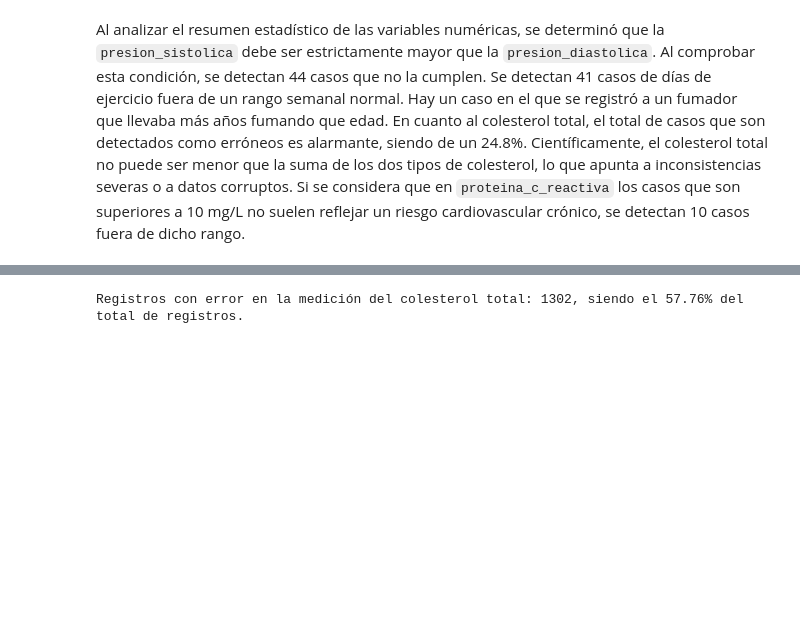
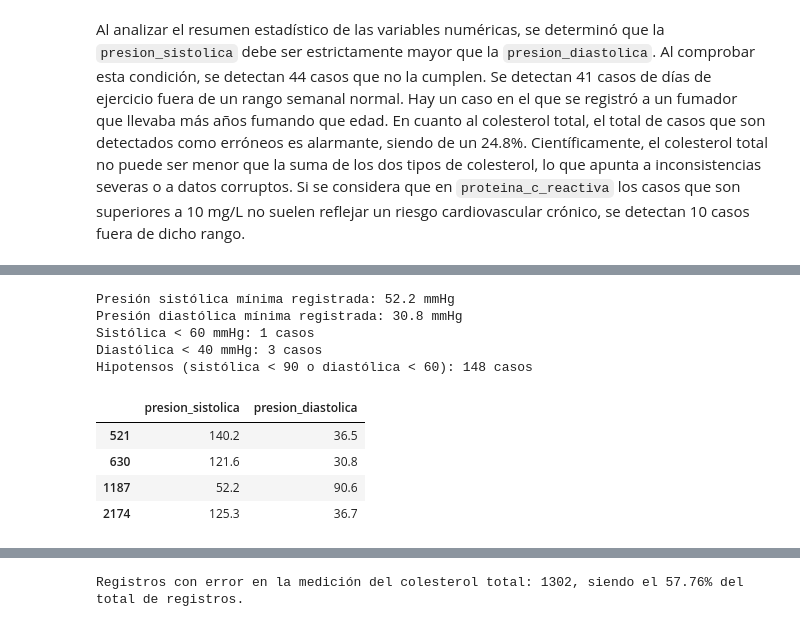
Before and after one commit to madalenointhemorning/MachineLearningUMU, a Jupyter notebook: notebooks/01_eda.ipynb, the cells around one changed output, grey strips where cells are left out. Saved outputs shown, nothing was run; the diff lists cells and outputs as text; code cells hidden in the pictures; blank space fills up the shorter version.

```diff
--- a/notebooks/01_eda.ipynb
+++ b/notebooks/01_eda.ipynb
@@ -590,0 +619,26 @@ Al analizar el resumen estadístico de las variables numéricas, se determinó q
+# %%
+SISTOLICA_MINIMA = 60   # mmHg
+DIASTOLICA_MINIMA = 40  # mmHg
+
+print(f"Presión sistólica mínima registrada: {df['presion_sistolica'].min()} mmHg")
+print(f"Presión diastólica mínima registrada: {df['presion_diastolica'].min()} mmHg")
+print(f"Sistólica < {SISTOLICA_MINIMA} mmHg: {(df['presion_sistolica'] < SISTOLICA_MINIMA).sum()} casos")
+print(f"Diastólica < {DIASTOLICA_MINIMA} mmHg: {(df['presion_diastolica'] < DIASTOLICA_MINIMA).sum()} casos")
+print(f"Hipotensos (sistólica < 90 o diastólica < 60): "
+      f"{((df['presion_sistolica'] < 90) | (df['presion_diastolica'] < 60)).sum()} casos")
+
+df.loc[
+    (df["presion_sistolica"] < SISTOLICA_MINIMA) | (df["presion_diastolica"] < DIASTOLICA_MINIMA),
+    ["presion_sistolica", "presion_diastolica"],
+]
+# %% [output]
+Presión sistólica mínima registrada: 52.2 mmHg
+Presión diastólica mínima registrada: 30.8 mmHg
+Sistólica < 60 mmHg: 1 casos
+Diastólica < 40 mmHg: 3 casos
+Hipotensos (sistólica < 90 o diastólica < 60): 148 casos
+|  | presion_sistolica | presion_diastolica |
+| 521 | 140.2 | 36.5 |
+| 630 | 121.6 | 30.8 |
+| 1187 | 52.2 | 90.6 |
+| 2174 | 125.3 | 36.7 |
```
Also changed, not shown: parts of 11 cells of this notebook, 4 other files.
